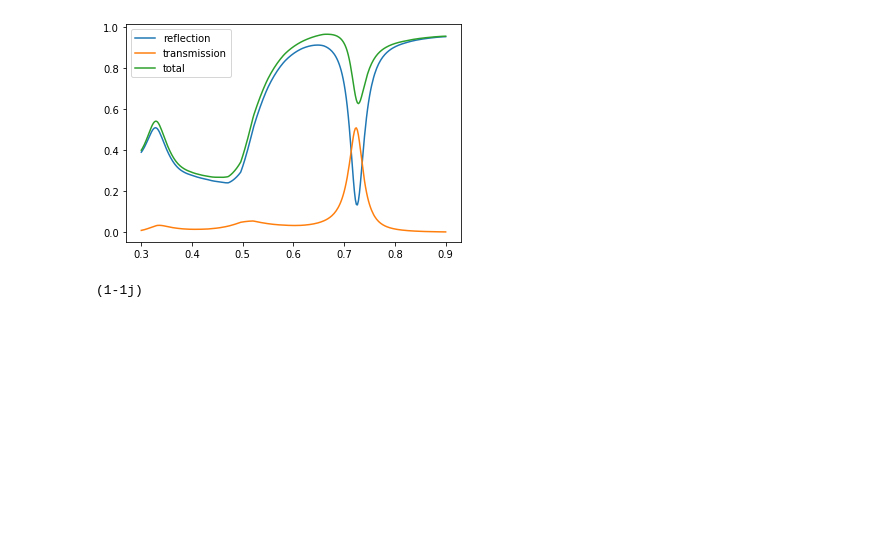
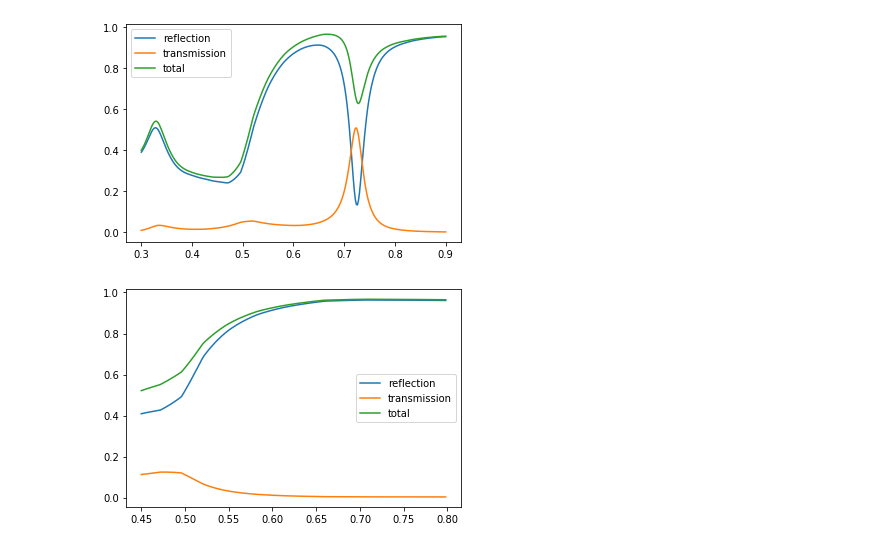
Before and after one commit to HaiweiWangUnimelb/SMatrix1D, a Jupyter notebook: test.ipynb, the cells around one changed output. Cells and saved outputs as stored; diff of their text form; code cells hidden in the pictures; blank space fills up the shorter version.

```diff
--- a/test.ipynb
+++ b/test.ipynb
@@ -84,7 +74,3 @@ plt.legend()
 plt.show()
 # %% [output]
 [figure]
-# %%
-np.conjugate(1+1j)
-# %% [output]
-(1-1j)
@@ -90,0 +90,27 @@ np.conjugate(1+1j)
+# %%
+wls = np.arange(0.45, 0.8, 0.002)
+Rs, Ts, RpTs = [], [], []
+
+L_cavity = 0.155
+t_mirror = 0.031
+eps_siO = 1.45**2
+
+for wl in wls:
+    screen = Device()
+    screen.addLayer(t_mirror, au_eps(wl))
+    screen.addLayer(L_cavity, eps_siO)
+
+    R, T = calculateRT(screen, wl, 0, 0, 1, 0, 1, au_eps(wl))
+    Rs.append(R)
+    Ts.append(T)
+    RpTs.append(R+T)
+# %%
+import matplotlib.pyplot as plt
+
+plt.plot(wls, Rs, label='reflection')
+plt.plot(wls, Ts, label = "transmission")
+plt.plot(wls, RpTs, label = "total")
+plt.legend()
+plt.show()
+# %% [output]
+[figure, added]
```
Also changed, not shown: parts of 5 cells of this notebook, 1 other file.
